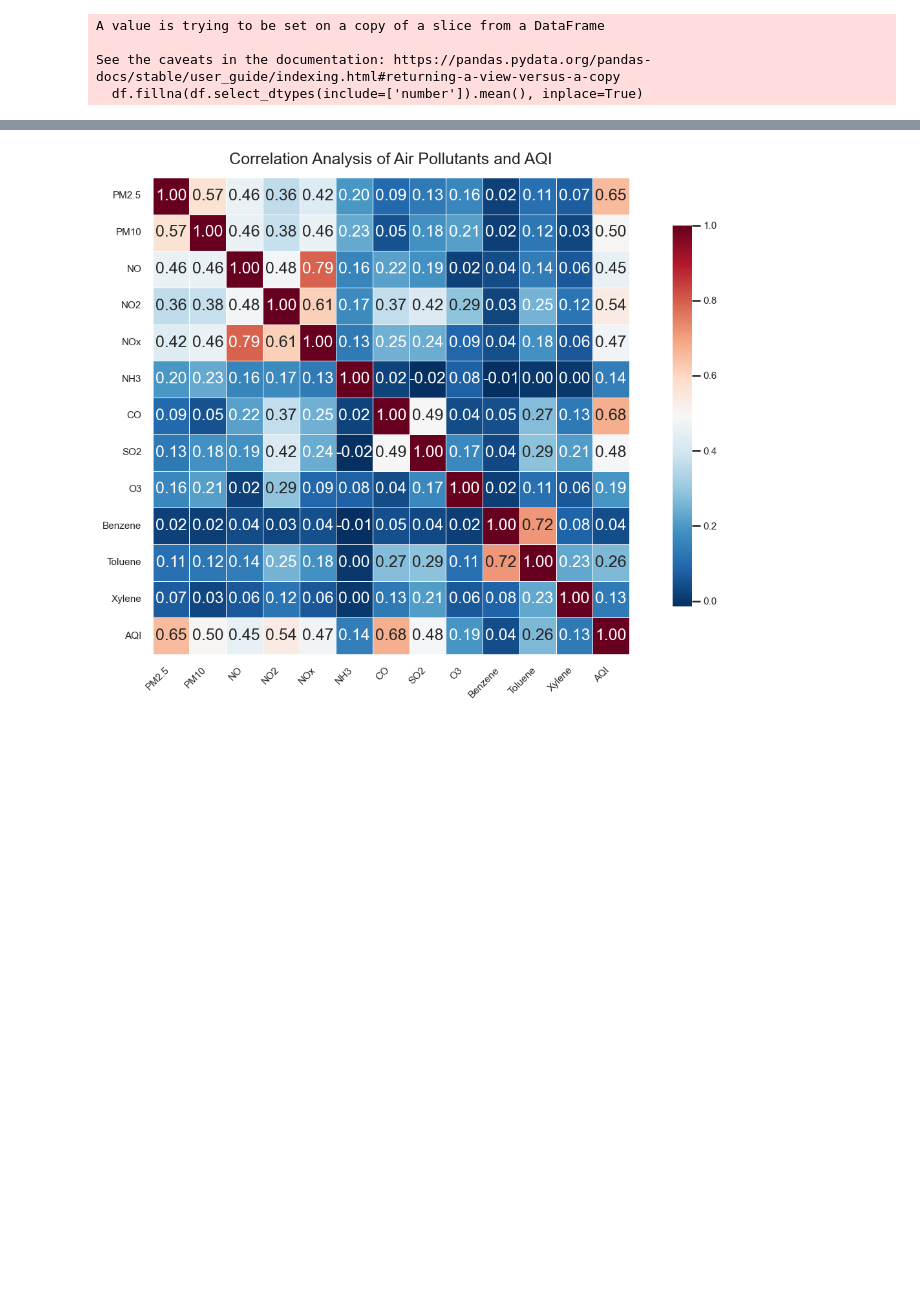
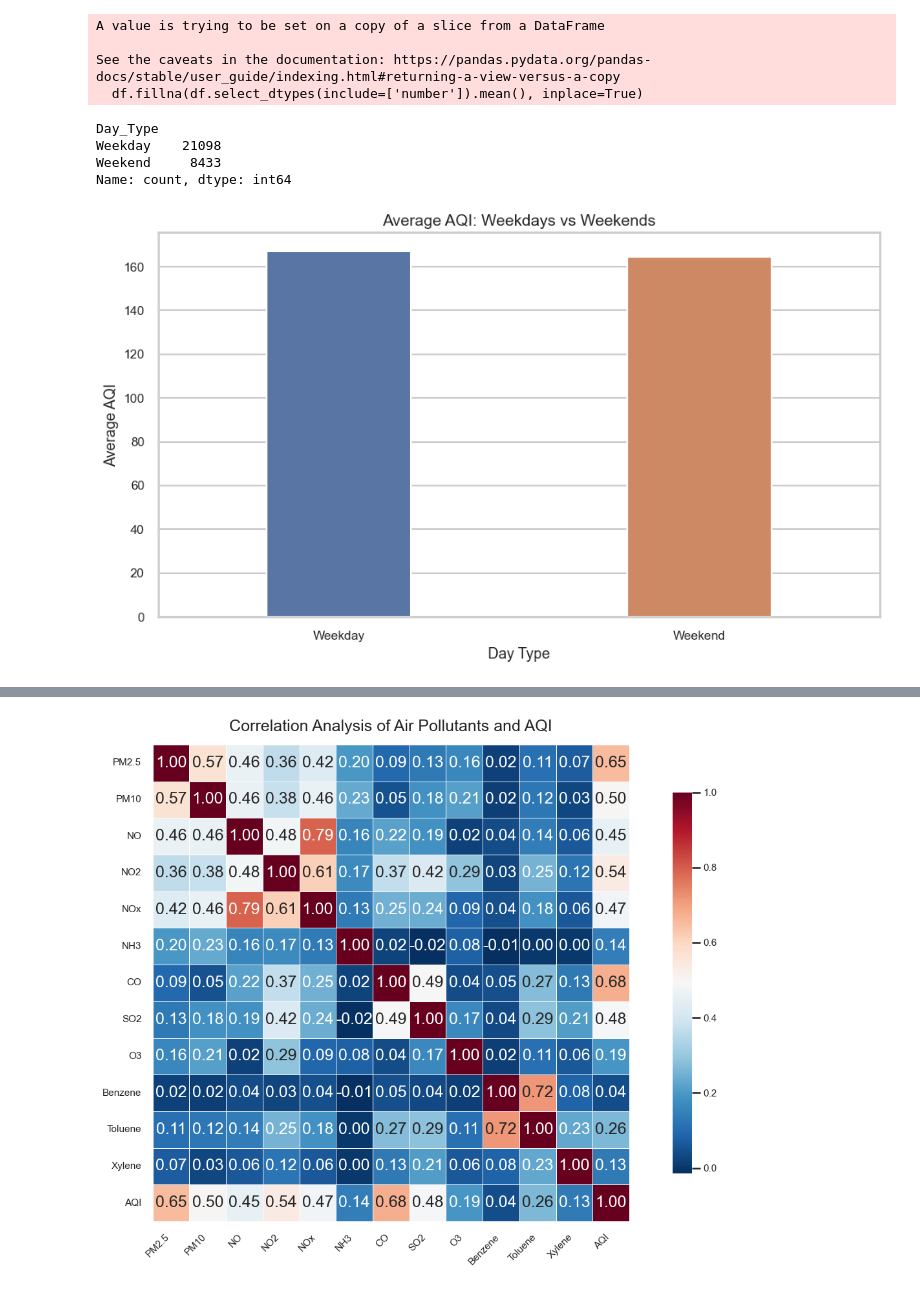
Before and after one commit to Shashvt/aqi-prediction-ml, a Jupyter notebook: Code.ipynb, the cells around one changed output, grey strips where cells are left out. Saved outputs shown, nothing was run; the diff lists cells and outputs as text; code cells hidden in the pictures; blank space fills up the shorter version.

Commit message:
Added health risk analysis, festival AQI comparison, and improved visualizations

```diff
--- a/Code.ipynb
+++ b/Code.ipynb
@@ -40,3 +36,9 @@ df = pd.read_csv(file_path)
+# %%
+file_path = "city_day.csv"  # Dataset source
+df = pd.read_csv(file_path)
+
+# Create a copy for Exploratory Data Analysis
+df_eda = df.copy()
 # %%
 #Display Dataset
 df
@@ -114,3 +116,45 @@ A value is trying to be set on a copy of a slice from a DataFrame
 
 See the caveats in the documentation: https://pandas.pydata.org/pandas-docs/stable/user_guide/indexing.html#returning-a-view-versus-a-copy
   df.fillna(df.select_dtypes(include=['number']).mean(), inplace=True)
+# %%
+# -------------------------------
+# Create Day_Type (Weekday / Weekend)
+# -------------------------------
+
+# Ensure Date is datetime (df_eda only)
+df_eda["Date"] = pd.to_datetime(df_eda["Date"])
+
+# Create Day_Type column
+df_eda["Day_Type"] = df_eda["Date"].dt.dayofweek.apply(
+    lambda x: "Weekend" if x >= 5 else "Weekday"
+)
+
+# Verify
+df_eda["Day_Type"].value_counts()
+# %% [output]
+Day_Type
+Weekday    21098
+Weekend     8433
+Name: count, dtype: int64
+# %%
+plt.figure(figsize=(10, 6))  # reduced width
+
+sns.barplot(
+    data=df_eda,
+    x="Day_Type",
+    y="AQI",
+    hue="Day_Type",
+    estimator="mean",
+    errorbar=None,
+    palette=["#4C72B0", "#DD8452"],
+    legend=False,
+    width=0.4              # narrower bars
+)
+
+plt.title("Average AQI: Weekdays vs Weekends", fontsize=14)
+plt.xlabel("Day Type")
+plt.ylabel("Average AQI")
+plt.tight_layout()
+plt.show()
+# %% [output]
+[figure, added]
```
Also changed, not shown: parts of 9 cells of this notebook.
